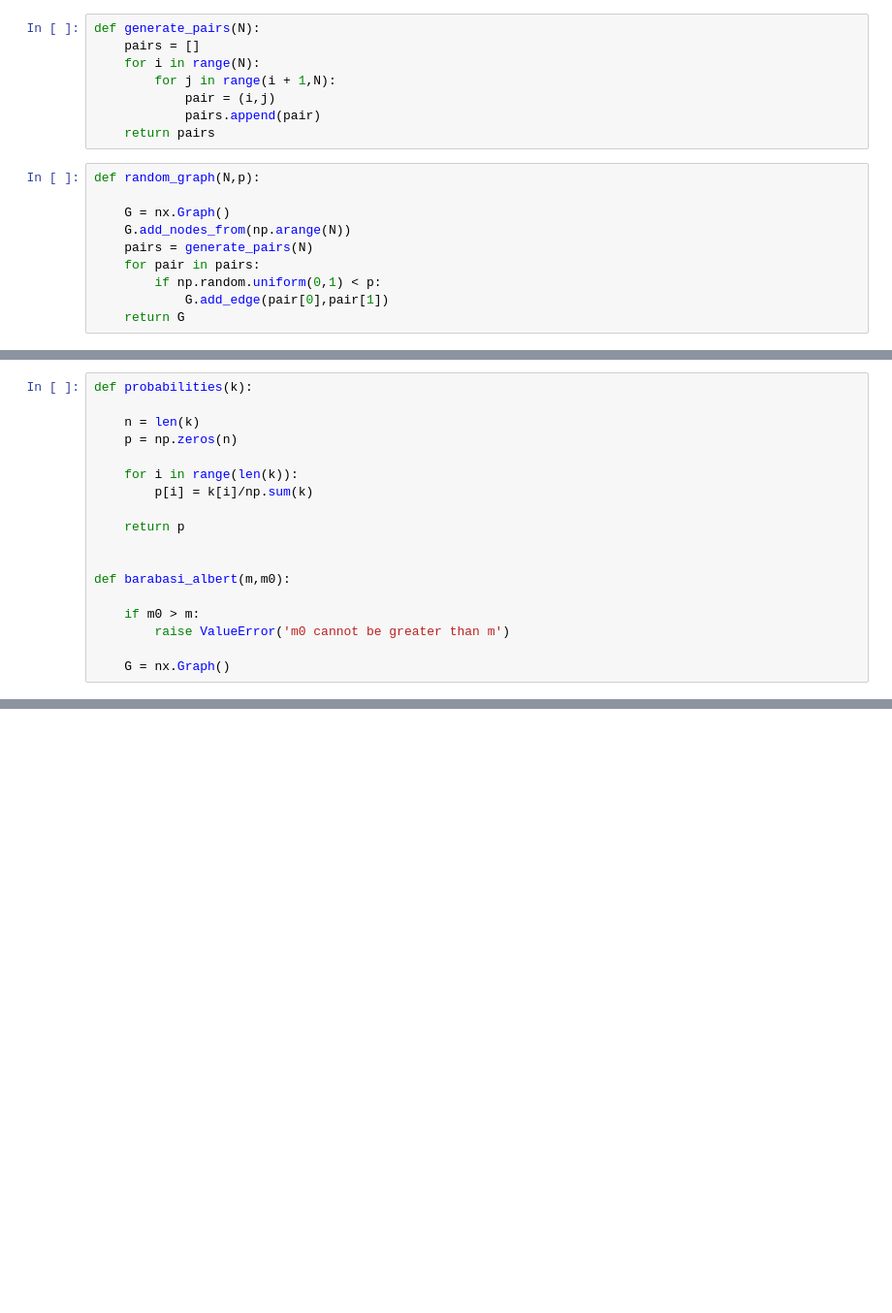
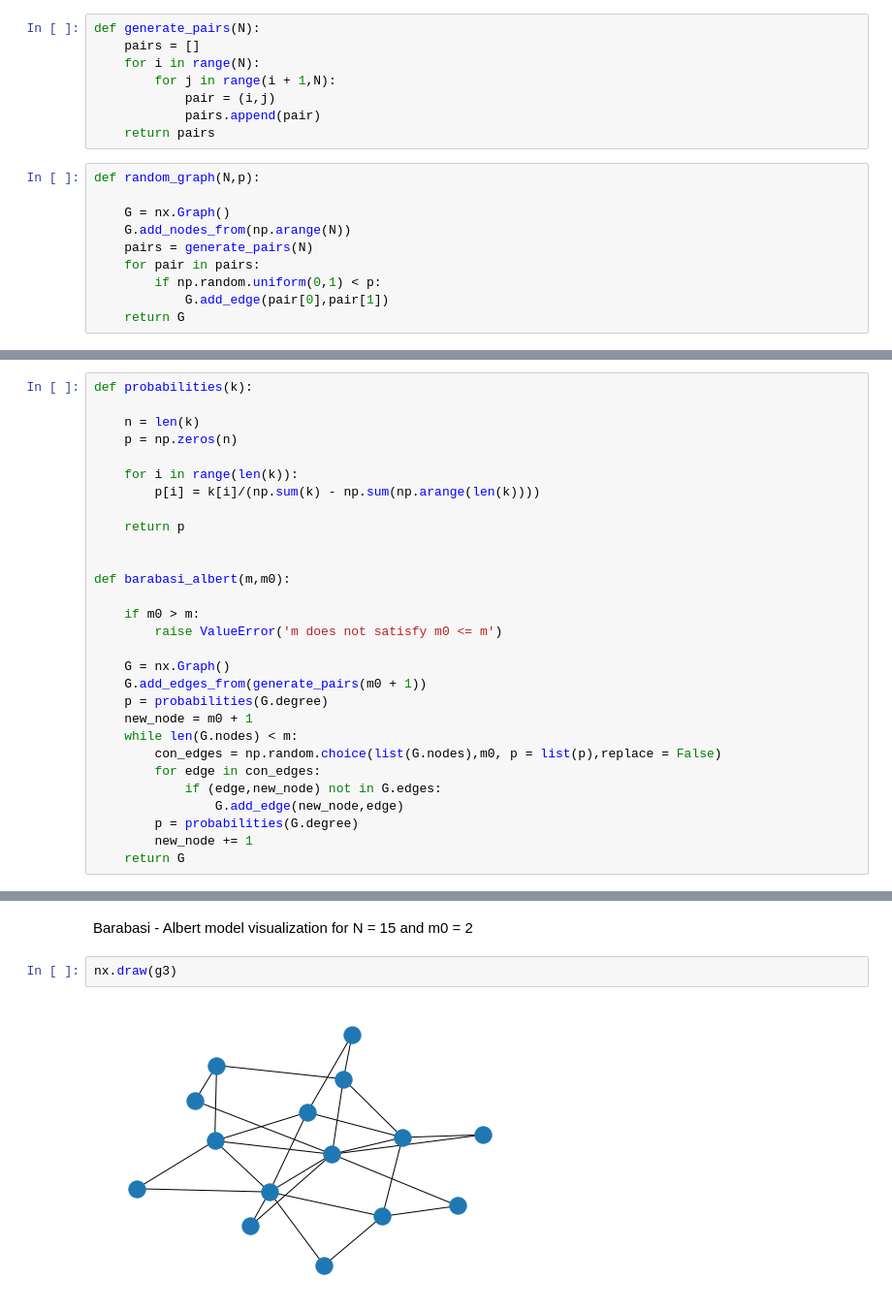
Before and after one commit to wojbec2000/Diffusion-processes, a Jupyter notebook: 3 lab assingment.ipynb, the cells around one changed output, grey strips where cells are left out. Shown at 97% size. Saved outputs shown, nothing was run; the diff lists cells and outputs as text; blank space fills up the shorter version.

```diff
--- a/3 lab assingment.ipynb
+++ b/3 lab assingment.ipynb
@@ -45,7 +46,7 @@ def probabilities(k):
     p = np.zeros(n)
 
     for i in range(len(k)):
-        p[i] = k[i]/np.sum(k)
+        p[i] = k[i]/(np.sum(k) - np.sum(np.arange(len(k))))
 
     return p
 
@@ -53,6 +54,17 @@ def probabilities(k):
 def barabasi_albert(m,m0):
 
     if m0 > m:
-        raise ValueError('m0 cannot be greater than m')
+        raise ValueError('m does not satisfy m0 <= m')
 
     G = nx.Graph()
+    G.add_edges_from(generate_pairs(m0 + 1))
+    p = probabilities(G.degree)
+    new_node = m0 + 1
+    while len(G.nodes) < m:
+        con_edges = np.random.choice(list(G.nodes),m0, p = list(p),replace = False)
+        for edge in con_edges:
+            if (edge,new_node) not in G.edges:
+                G.add_edge(new_node,edge)
+        p = probabilities(G.degree)
+        new_node += 1
+    return G
@@ -58,0 +93,6 @@ def barabasi_albert(m,m0):
+# %% [markdown]
+Barabasi - Albert model visualization for N = 15 and m0 = 2
+# %%
+nx.draw(g3)
+# %% [output]
+[figure, added]
```
Also changed, not shown: parts of 34 cells of this notebook.
